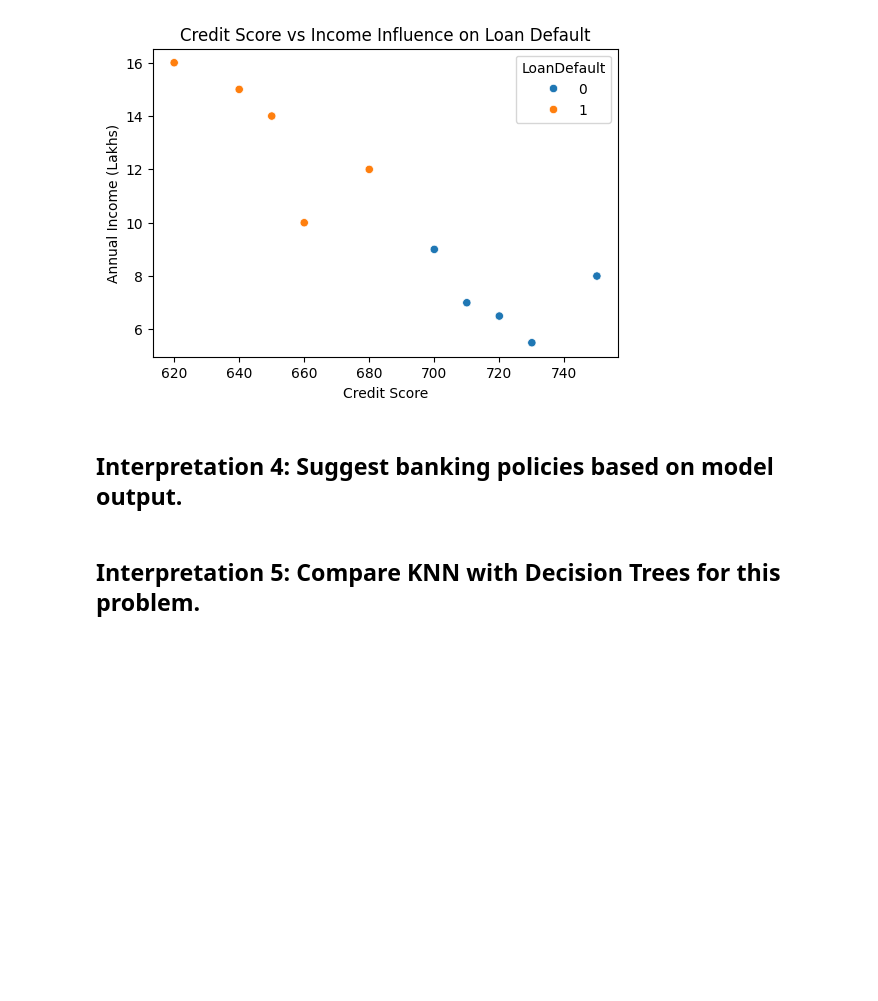
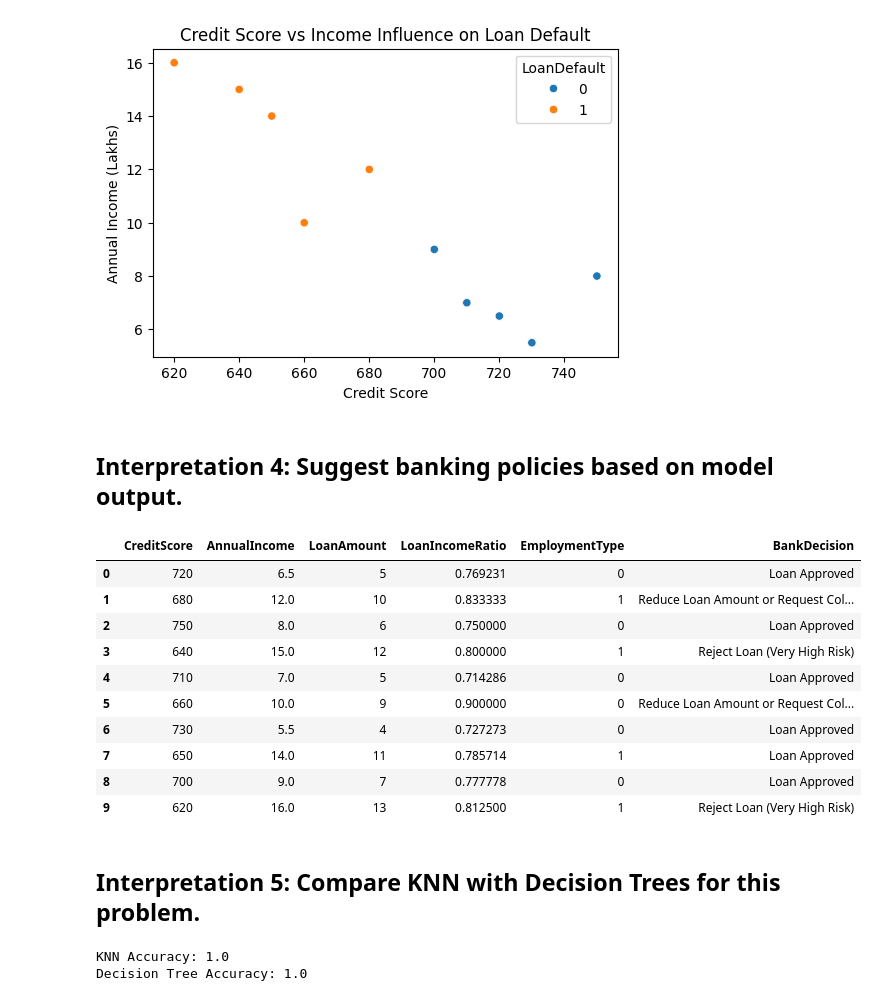
Before and after one commit to AvinashKant/machine-learning, a Jupyter notebook: assignment/GENAI/Problem_2_loan_knn_assignment.ipynb, the cells around one changed output. Drawn from its saved outputs; the diff is of its cells as text; code cells hidden in the pictures; blank space fills up the shorter version.

```diff
--- a/assignment/GENAI/Problem_2_loan_knn_assignment.ipynb
+++ b/assignment/GENAI/Problem_2_loan_knn_assignment.ipynb
@@ -199,7 +198,70 @@ LoanDefault     -0.887875      0.871254     1.000000
 [figure]
 # %% [markdown]
 ## Interpretation 4: Suggest banking policies based on model output.
+# %%
+df["LoanIncomeRatio"] = df["LoanAmount"] / df["AnnualIncome"]
+def banking_policy(row):
+
+    if row["CreditScore"] < 650:
+        return "Reject Loan (Very High Risk)"
+
+    elif row["LoanIncomeRatio"] > 0.8:
+        return "Reduce Loan Amount or Request Collateral"
+
+    elif row["EmploymentType"] == "Self-Employed":
+        return "Require Additional Income Verification"
+
+    else:
+        return "Loan Approved"
+
+df["BankDecision"] = df.apply(banking_policy, axis=1)
+
+df[["CreditScore","AnnualIncome","LoanAmount","LoanIncomeRatio","EmploymentType","BankDecision"]]
+# %% [output]
+|  | CreditScore | AnnualIncome | LoanAmount | LoanIncomeRatio | EmploymentType | BankDecision |
+| 0 | 720 | 6.5 | 5 | 0.769231 | 0 | Loan Approved |
+| 1 | 680 | 12.0 | 10 | 0.833333 | 1 | Reduce Loan Amount or Request Col... |
+| 2 | 750 | 8.0 | 6 | 0.750000 | 0 | Loan Approved |
+| 3 | 640 | 15.0 | 12 | 0.800000 | 1 | Reject Loan (Very High Risk) |
+| 4 | 710 | 7.0 | 5 | 0.714286 | 0 | Loan Approved |
+| 5 | 660 | 10.0 | 9 | 0.900000 | 0 | Reduce Loan Amount or Request Col... |
+| 6 | 730 | 5.5 | 4 | 0.727273 | 0 | Loan Approved |
+| 7 | 650 | 14.0 | 11 | 0.785714 | 1 | Loan Approved |
+| 8 | 700 | 9.0 | 7 | 0.777778 | 0 | Loan Approved |
+| 9 | 620 | 16.0 | 13 | 0.812500 | 1 | Reject Loan (Very High Risk) |
 # %% [markdown]
 ## Interpretation 5: Compare KNN with Decision Trees for this problem.
+# %%
+le = LabelEncoder()
+df["EmploymentType"] = le.fit_transform(df["EmploymentType"])
+
+X = df.drop("LoanDefault", axis=1)
+y = df["LoanDefault"]
+
+scaler = StandardScaler()
+X_scaled = scaler.fit_transform(X)
+
+X_train, X_test, y_train, y_test = train_test_split(
+    X_scaled, y, test_size=0.2, random_state=42
+)
+
+knn = KNeighborsClassifier(n_neighbors=3)
+knn.fit(X_train, y_train)
+
+knn_pred = knn.predict(X_test)
+
+dt = DecisionTreeClassifier()
+dt.fit(X_train, y_train)
+
+dt_pred = dt.predict(X_test)
+
+knn_accuracy = accuracy_score(y_test, knn_pred)
+dt_accuracy = accuracy_score(y_test, dt_pred)
+
+print("KNN Accuracy:", knn_accuracy)
+print("Decision Tree Accuracy:", dt_accuracy)
+# %% [output]
+KNN Accuracy: 1.0
+Decision Tree Accuracy: 1.0
 # %% [markdown]
 ## Interpretation 6: What happens if LoanAmount dominates distance calculation?
```
Also changed, not shown: parts of 6 cells of this notebook.
